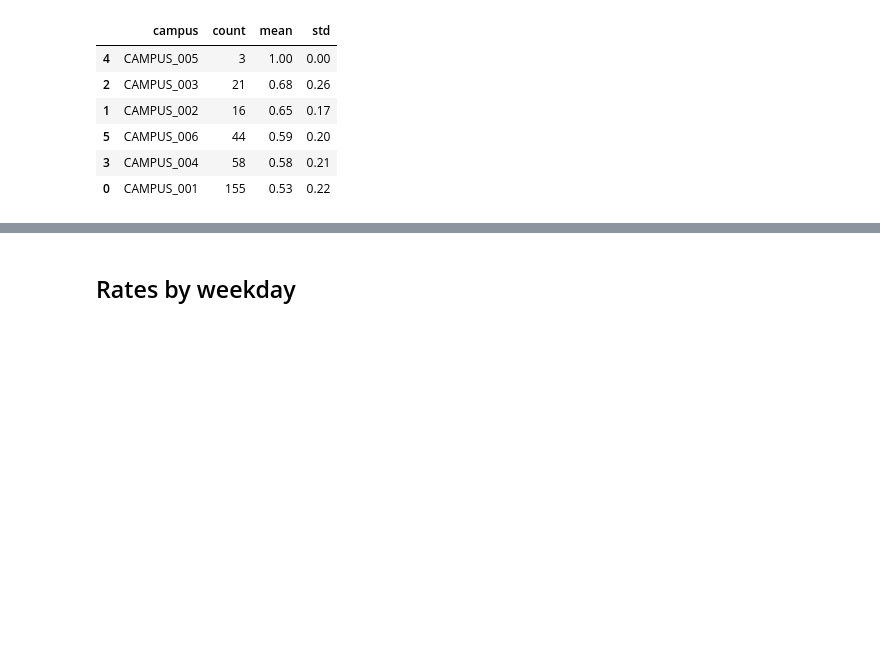
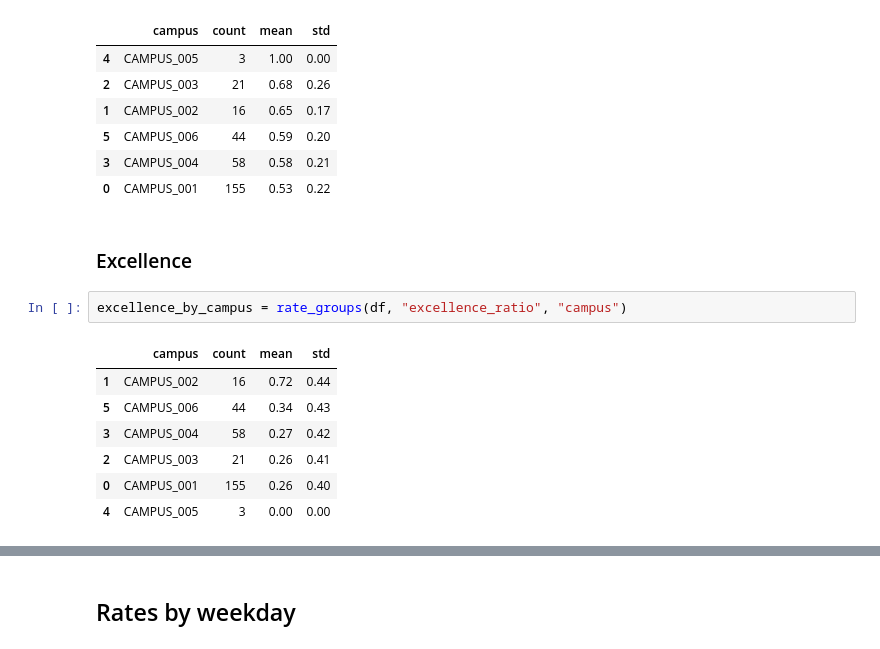
Before and after one commit to valentinarias-dtsc/higher-education-outcomes-analysis, a Jupyter notebook: notebooks/04_analysis.ipynb, the cells around one changed output, grey strips where cells are left out. Drawn from its saved outputs; the diff is of its cells as text; blank space fills up the shorter version.

```diff
--- a/notebooks/04_analysis.ipynb
+++ b/notebooks/04_analysis.ipynb
@@ -323,3 +280,15 @@ completion_by_campus = rate_groups(df, "completion_rate", "campus")
 | 5 | CAMPUS_006 | 44 | 0.59 | 0.20 |
 | 3 | CAMPUS_004 | 58 | 0.58 | 0.21 |
 | 0 | CAMPUS_001 | 155 | 0.53 | 0.22 |
+# %% [markdown]
+### Excellence
+# %%
+excellence_by_campus = rate_groups(df, "excellence_ratio", "campus")
+# %% [output]
+|  | campus | count | mean | std |
+| 1 | CAMPUS_002 | 16 | 0.72 | 0.44 |
+| 5 | CAMPUS_006 | 44 | 0.34 | 0.43 |
+| 3 | CAMPUS_004 | 58 | 0.27 | 0.42 |
+| 2 | CAMPUS_003 | 21 | 0.26 | 0.41 |
+| 0 | CAMPUS_001 | 155 | 0.26 | 0.40 |
+| 4 | CAMPUS_005 | 3 | 0.00 | 0.00 |
```
Also changed, not shown: parts of 16 cells of this notebook, 10 other files.
